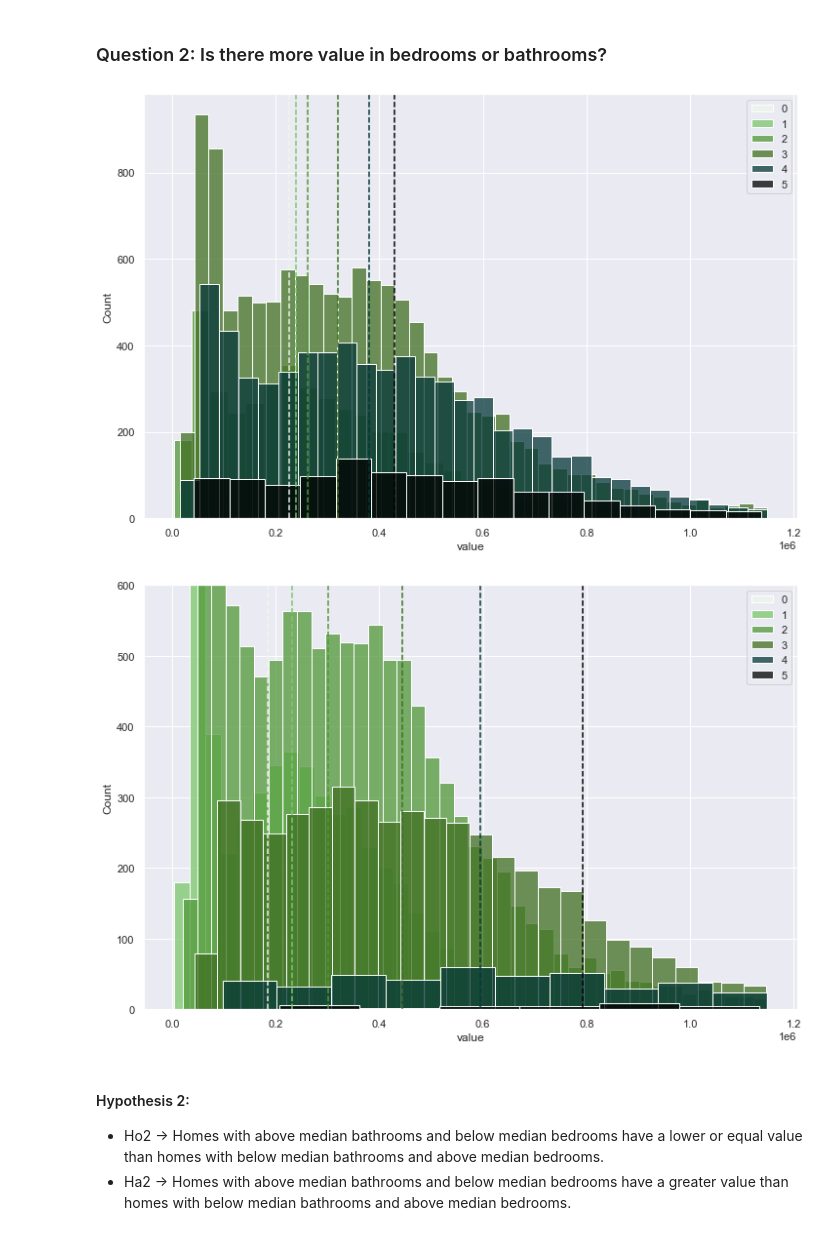
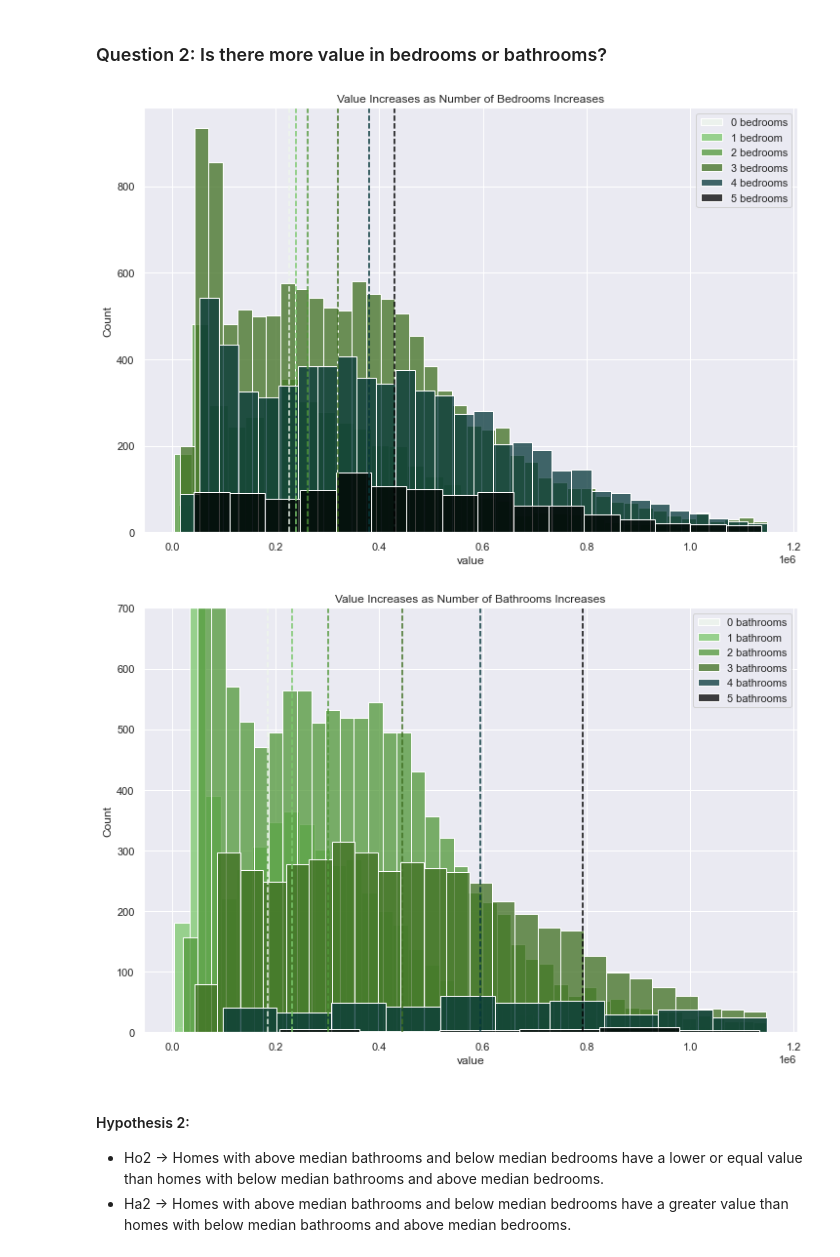
Before and after one commit to morgancross2/regression_project_zillow, a Jupyter notebook: final_report.ipynb, the cells around one changed output. Cells and saved outputs as stored; diff of their text form; code cells hidden in the pictures.

```diff
--- a/final_report.ipynb
+++ b/final_report.ipynb
@@ -229,48 +194,10 @@ Findings suggest there is more value in homes with above median area than homes
 # %% [markdown]
 ### Question 2: Is there more value in bedrooms or bathrooms?
 # %%
-plt.figure(figsize=(12,8))
-sns.histplot(data=train[train.beds == 0], x='value', label = 0, color='#eef6ec')
-plt.axvline(x=train[train.beds == 0].value.median(), color='#eef6ec', linestyle='--')
-sns.histplot(data=train[train.beds == 1], x='value', label = 1, color='#7bc86c')
-plt.axvline(x=train[train.beds == 1].value.median(), color='#7bc86c', linestyle='--')
-sns.histplot(data=train[train.beds == 2], x='value', label = 2, color='#519839')
-plt.axvline(x=train[train.beds == 2].value.median(), color='#519839', linestyle='--')
-sns.histplot(data=train[train.beds == 3], x='value', label = 3, color='#3f6f21')
-plt.axvline(x=train[train.beds == 3].value.median(), color='#3f6f21', linestyle='--')
-sns.histplot(data=train[train.beds == 4], x='value', label = 4, color='#06373A')
-plt.axvline(x=train[train.beds == 4].value.median(), color='#06373A', linestyle='--')
-sns.histplot(data=train[train.beds == 5], x='value', label = 5, color='black')
-plt.axvline(x=train[train.beds == 5].value.median(), color='black', linestyle='--')
-
-# plt.ylim(0,600)
-
-plt.legend()
-plt.show()
+explore.question2_viz(train)
 # %% [output]
-[figure, old version]
+[figure, new version]
+[figure, added]
-# %%
-plt.figure(figsize=(12,8))
-sns.histplot(data=train[train.baths == 0], x='value', label = 0, color='#eef6ec')
-plt.axvline(x=train[train.baths == 0].value.median(), color='#eef6ec', linestyle='--')
-sns.histplot(data=train[train.baths == 1], x='value', label = 1, color='#7bc86c')
-plt.axvline(x=train[train.baths == 1].value.median(), color='#7bc86c', linestyle='--')
-sns.histplot(data=train[train.baths == 2], x='value', label = 2, color='#519839')
-plt.axvline(x=train[train.baths == 2].value.median(), color='#519839', linestyle='--')
-sns.histplot(data=train[train.baths == 3], x='value', label = 3, color='#3f6f21')
-plt.axvline(x=train[train.baths == 3].value.median(), color='#3f6f21', linestyle='--')
-sns.histplot(data=train[train.baths == 4], x='value', label = 4, color='#06373A')
-plt.axvline(x=train[train.baths == 4].value.median(), color='#06373A', linestyle='--')
-sns.histplot(data=train[train.baths == 5], x='value', label = 5, color='black')
-plt.axvline(x=train[train.baths == 5].value.median(), color='black', linestyle='--')
-
-
-plt.ylim(0,600)
-
-plt.legend()
-plt.show()
-# %% [output]
-[figure, removed]
 # %% [markdown]
 #### Hypothesis 2:
 - Ho2 -> Homes with above median bathrooms and below median bedrooms have a lower or equal value than homes with below median bathrooms and above median bedrooms.
```
Also changed, not shown: parts of 37 cells of this notebook, 3 other files.
